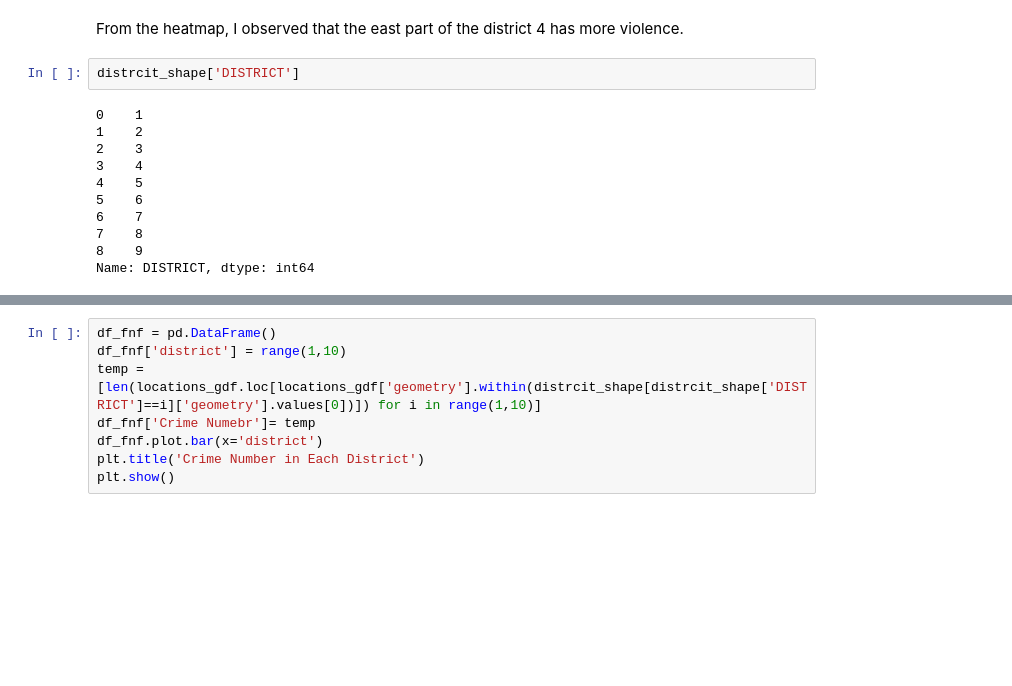
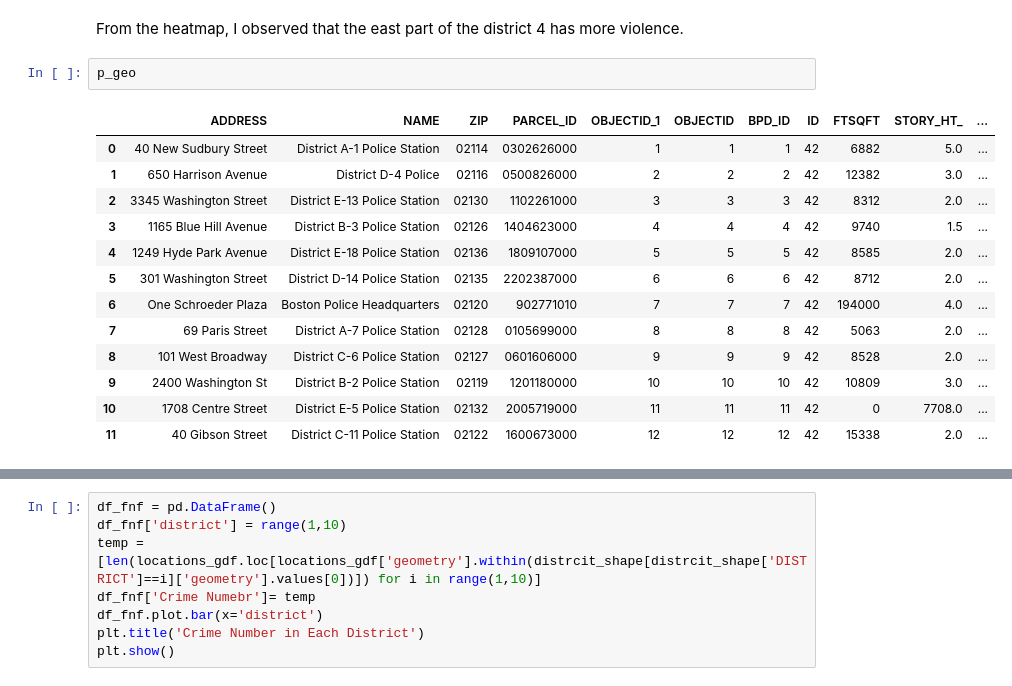
Before and after one commit to BU-Spark/ds-councilor-worrell-gun-violence, a Jupyter notebook: spring23-team-2/deliverables/deliverables 2/pattern-1.ipynb, the cells around one changed output, grey strips where cells are left out. Saved outputs shown, nothing was run; the diff lists cells and outputs as text; blank space fills up the shorter version.

```diff
--- a/spring23-team-2/deliverables/deliverables 2/pattern-1.ipynb
+++ b/spring23-team-2/deliverables/deliverables 2/pattern-1.ipynb
@@ -138,16 +140,19 @@ base_map
 [interactive output not drawn]
 # %% [markdown]
 From the heatmap, I observed that the east part of the district 4 has more violence.
-# %%
-distrcit_shape['DISTRICT']
-# %% [output]
-0    1
-1    2
-2    3
-3    4
-4    5
-5    6
-6    7
-7    8
-8    9
-Name: DISTRICT, dtype: int64
+# %%
+p_geo
+# %% [output]
+|  | ADDRESS | NAME | ZIP | PARCEL_ID | OBJECTID_1 | OBJECTID | BPD_ID | ID | FTSQFT | STORY_HT_ | ... |
+| 0 | 40 New Sudbury Street | District A-1 Police Station | 02114 | 0302626000 | 1 | 1 | 1 | 42 | 6882 | 5.0 | ... |
+| 1 | 650 Harrison Avenue | District D-4 Police | 02116 | 0500826000 | 2 | 2 | 2 | 42 | 12382 | 3.0 | ... |
+| 2 | 3345 Washington Street | District E-13 Police Station | 02130 | 1102261000 | 3 | 3 | 3 | 42 | 8312 | 2.0 | ... |
+| 3 | 1165 Blue Hill Avenue | District B-3 Police Station | 02126 | 1404623000 | 4 | 4 | 4 | 42 | 9740 | 1.5 | ... |
+| 4 | 1249 Hyde Park Avenue | District E-18 Police Station | 02136 | 1809107000 | 5 | 5 | 5 | 42 | 8585 | 2.0 | ... |
+| 5 | 301 Washington Street | District D-14 Police Station | 02135 | 2202387000 | 6 | 6 | 6 | 42 | 8712 | 2.0 | ... |
+| 6 | One Schroeder Plaza | Boston Police Headquarters | 02120 | 902771010 | 7 | 7 | 7 | 42 | 194000 | 4.0 | ... |
+| 7 | 69 Paris Street | District A-7 Police Station | 02128 | 0105699000 | 8 | 8 | 8 | 42 | 5063 | 2.0 | ... |
+| 8 | 101 West Broadway | District C-6 Police Station | 02127 | 0601606000 | 9 | 9 | 9 | 42 | 8528 | 2.0 | ... |
+| 9 | 2400 Washington St | District B-2 Police Station | 02119 | 1201180000 | 10 | 10 | 10 | 42 | 10809 | 3.0 | ... |
+| 10 | 1708 Centre Street | District E-5 Police Station | 02132 | 2005719000 | 11 | 11 | 11 | 42 | 0 | 7708.0 | ... |
+| 11 | 40 Gibson Street | District C-11 Police Station | 02122 | 1600673000 | 12 | 12 | 12 | 42 | 15338 | 2.0 | ... |
```
Also changed, not shown: parts of 7 cells of this notebook.
